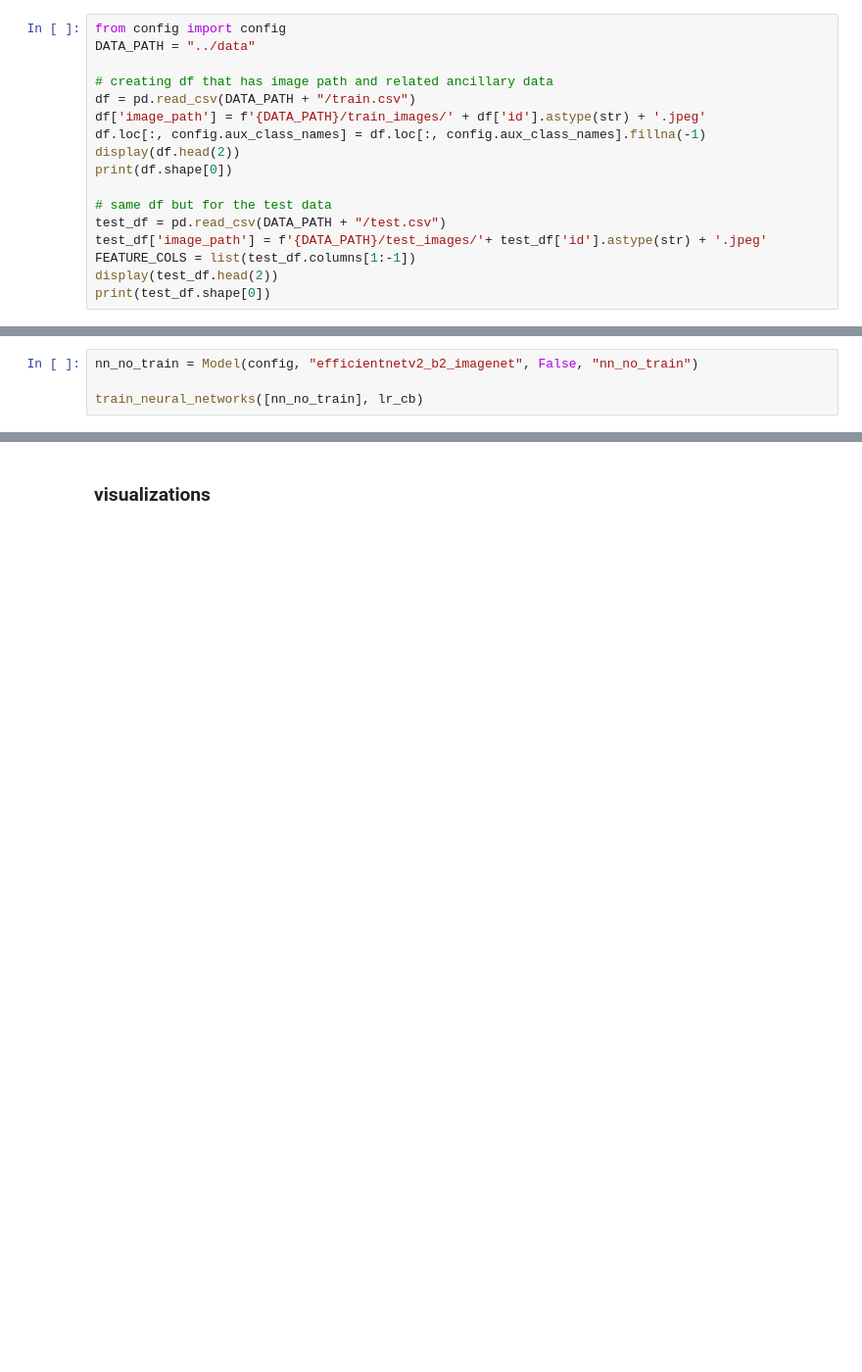
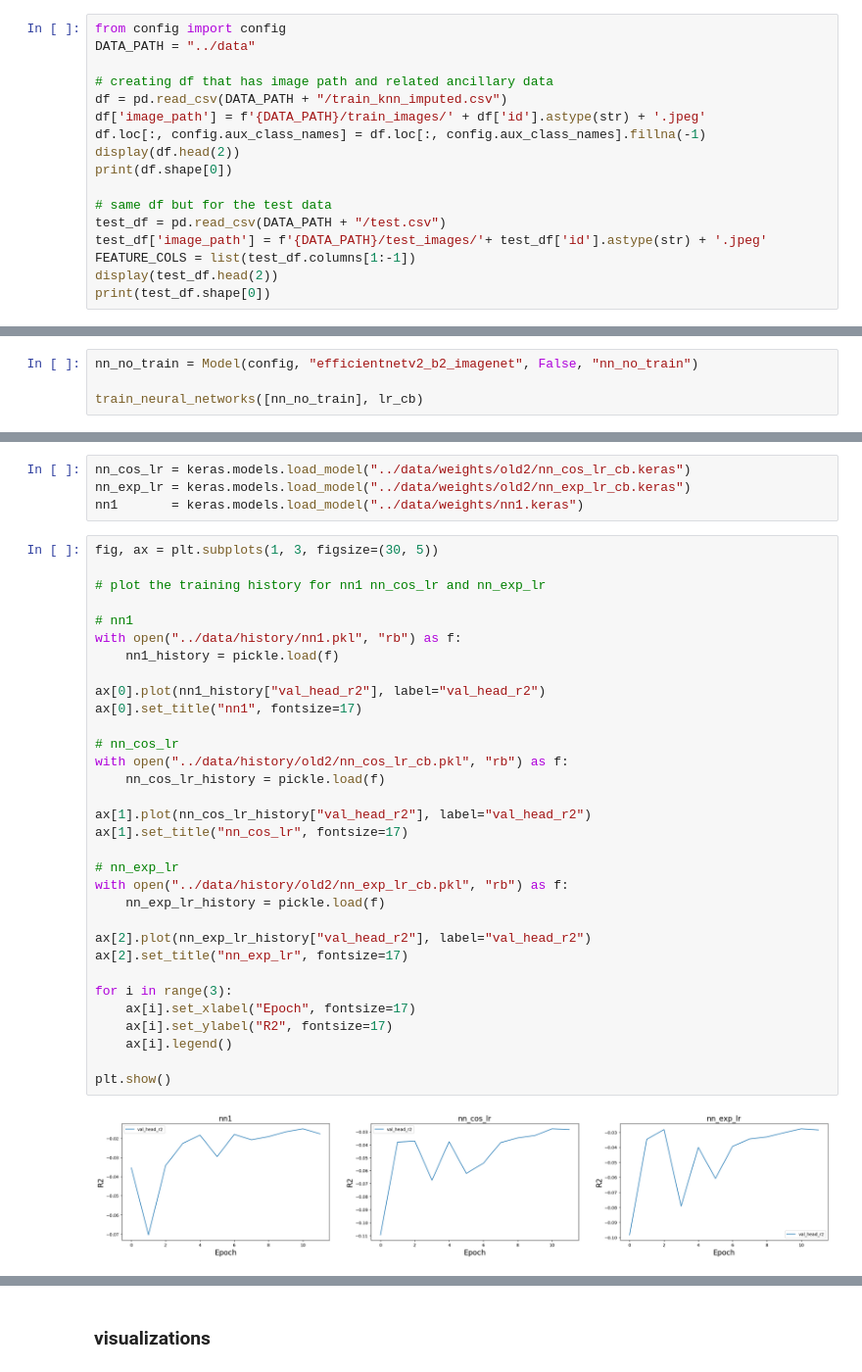
Before and after one commit to KaiErikNiermann/vu-ml-project, a Jupyter notebook: src/testing.ipynb, the cells around one changed output, grey strips where cells are left out. Shown at 98% size. Cells and saved outputs as stored; diff of their text form; blank space fills up the shorter version.

Commit message:
result plots

```diff
--- a/src/testing.ipynb
+++ b/src/testing.ipynb
@@ -49,7 +49,7 @@ from config import config
 DATA_PATH = "../data"
 
 # creating df that has image path and related ancillary data
-df = pd.read_csv(DATA_PATH + "/train.csv")
+df = pd.read_csv(DATA_PATH + "/train_knn_imputed.csv")
 df['image_path'] = f'{DATA_PATH}/train_images/' + df['id'].astype(str) + '.jpeg'
 df.loc[:, config.aux_class_names] = df.loc[:, config.aux_class_names].fillna(-1)
 display(df.head(2))
@@ -708,0 +721,38 @@ train_neural_networks([nn_cos_lr_cb, nn_exp_lr_cb], cos_lr_cb)
+# %%
+nn_cos_lr = keras.models.load_model("../data/weights/old2/nn_cos_lr_cb.keras")
+nn_exp_lr = keras.models.load_model("../data/weights/old2/nn_exp_lr_cb.keras")
+nn1       = keras.models.load_model("../data/weights/nn1.keras")
+# %%
+fig, ax = plt.subplots(1, 3, figsize=(30, 5))
+
+# plot the training history for nn1 nn_cos_lr and nn_exp_lr
+
+# nn1
+with open("../data/history/nn1.pkl", "rb") as f:
+    nn1_history = pickle.load(f)
+
+ax[0].plot(nn1_history["val_head_r2"], label="val_head_r2")
+ax[0].set_title("nn1", fontsize=17)
+
+# nn_cos_lr
+with open("../data/history/old2/nn_cos_lr_cb.pkl", "rb") as f:
+    nn_cos_lr_history = pickle.load(f)
+
+ax[1].plot(nn_cos_lr_history["val_head_r2"], label="val_head_r2")
+ax[1].set_title("nn_cos_lr", fontsize=17)
+
+# nn_exp_lr
+with open("../data/history/old2/nn_exp_lr_cb.pkl", "rb") as f:
+    nn_exp_lr_history = pickle.load(f)
+
+ax[2].plot(nn_exp_lr_history["val_head_r2"], label="val_head_r2")
+ax[2].set_title("nn_exp_lr", fontsize=17)
+
+for i in range(3):
+    ax[i].set_xlabel("Epoch", fontsize=17)
+    ax[i].set_ylabel("R2", fontsize=17)
+    ax[i].legend()
+
+plt.show()
+# %% [output]
+[figure, added]
```
Also changed, not shown: parts of 9 cells of this notebook, 5 other files.
